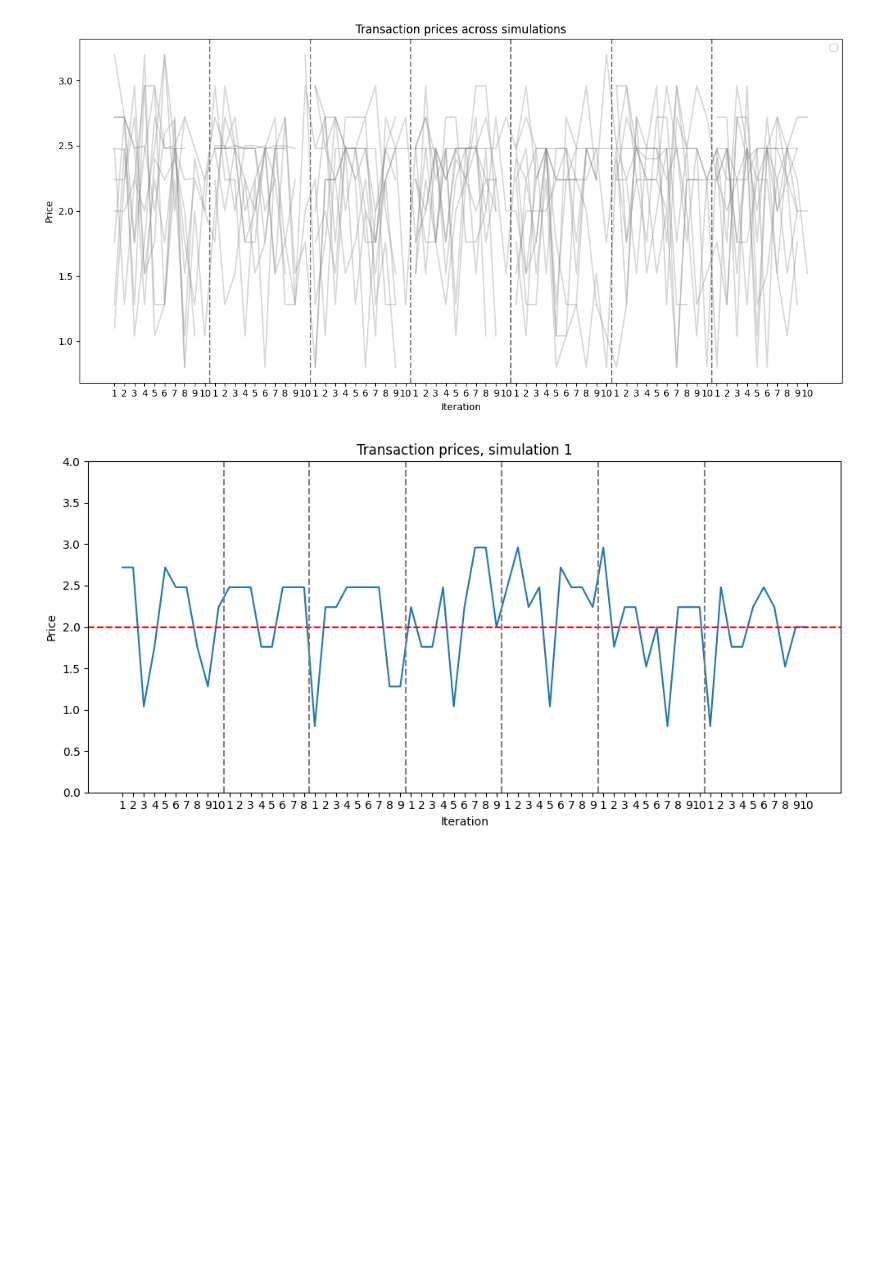
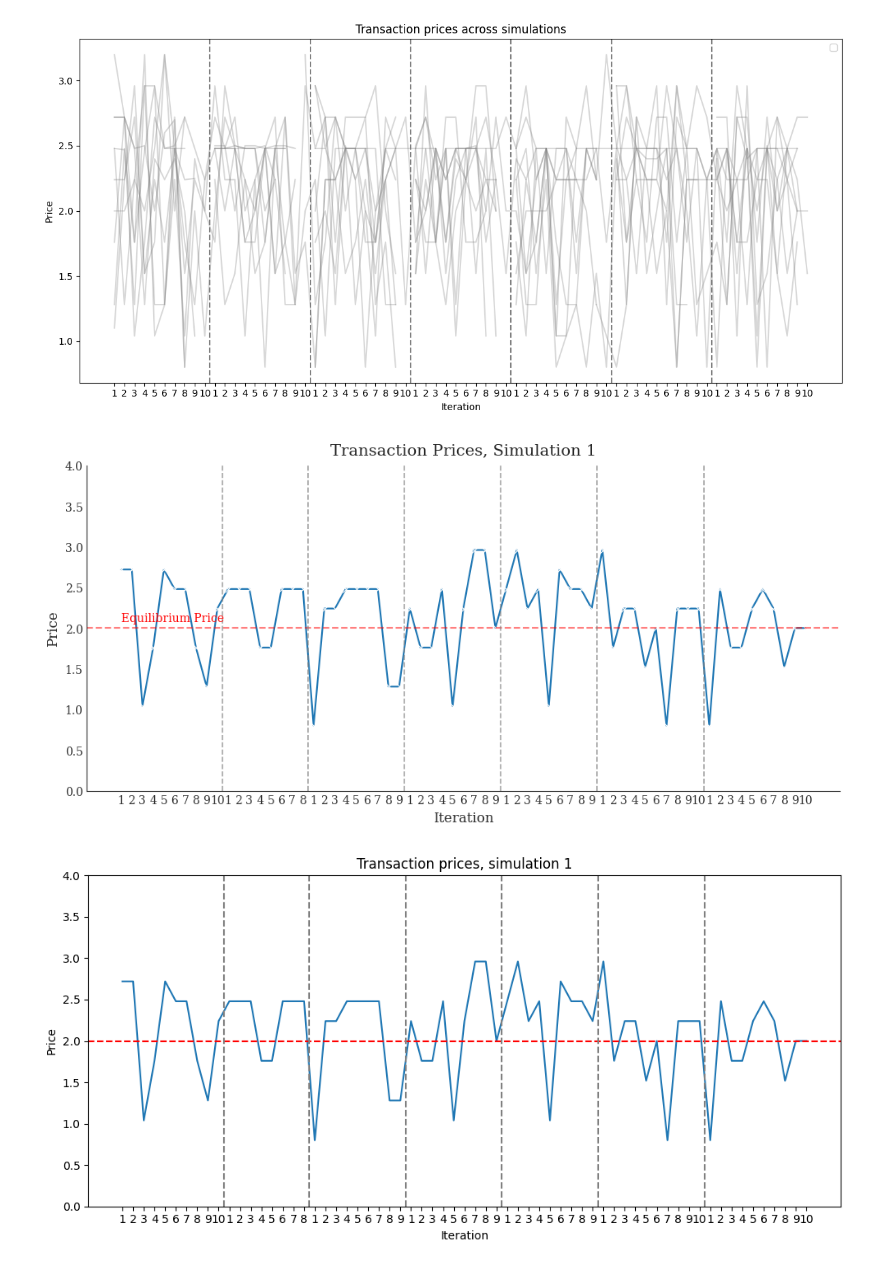
Before and after one commit to pawel-struski/market-equilibrium, a Jupyter notebook: results_analysis.ipynb, the cells around one changed output. Saved outputs shown, nothing was run; the diff lists cells and outputs as text; code cells hidden in the pictures; blank space fills up the shorter version.

```diff
--- a/results_analysis.ipynb
+++ b/results_analysis.ipynb
@@ -189,6 +250,65 @@ plt.tight_layout()
 plt.show()
 # %% [output]
 [figure]
+# %%
+sim = 1  # choose simulation
+df_data = df_data_all.loc[df_data_all['sim'] == sim].copy()
+df_plot = df_data.loc[df_data['transaction'] == True].reset_index()
+
+fig, ax = plt.subplots(figsize=(10,5))
+
+# Plot transaction prices
+sns.lineplot(
+    x=df_plot.index,
+    y='price',
+    data=df_plot,
+    ax=ax,
+    marker='x',
+    markersize=6,
+    linewidth=1.5,
+    color='#1f77b4',  # consistent blue
+)
+
+# Horizontal equilibrium line
+ax.axhline(y=2, color='red', linestyle='--', linewidth=1.5, alpha=0.5)
+ax.text(0, 2.05, 'Equilibrium Price', color='red', fontsize=10, family='serif',
+        va='bottom')
+
+# Vertical lines for round boundaries
+last_indices_in_round = df_plot.groupby('round')['iteration'].apply(lambda g: g.index.max())
+for x in last_indices_in_round[:-1]:
+    ax.axvline(x=x+0.5, color='grey', linestyle='--', linewidth=1.2, alpha=0.7)
+
+# Labels and title
+ax.set_title(f'Transaction Prices, Simulation {sim}', fontsize=14, family='serif', pad=10)
+ax.set_xlabel('Iteration', fontsize=12, family='serif')
+ax.set_ylabel('Price', fontsize=12, family='serif')
+
+# Tick styling
+ax.tick_params(axis='both', direction='in', labelsize=10, colors='#333333')
+for label in ax.get_xticklabels() + ax.get_yticklabels():
+    label.set_family('serif')
+
+# Spines
+ax.spines['top'].set_visible(False)
+ax.spines['right'].set_visible(False)
+ax.spines['left'].set_linewidth(0.8)
+ax.spines['bottom'].set_linewidth(0.8)
+
+# Disable grid
+ax.grid(False)
+
+# Set y-limits consistent with other diagrams
+ax.set_ylim(0, 4)
+
+# X-ticks: use iteration numbers
+ax.set_xticks(df_plot.index)
+ax.set_xticklabels(df_plot['iteration'])
+
+fig.tight_layout()
+plt.show()
+# %% [output]
+[figure, added]
 # %%
 # plot the transaction prices per simulation
 sim = 1 # choose the simulation to plot
```
Also changed, not shown: parts of 32 cells of this notebook.
